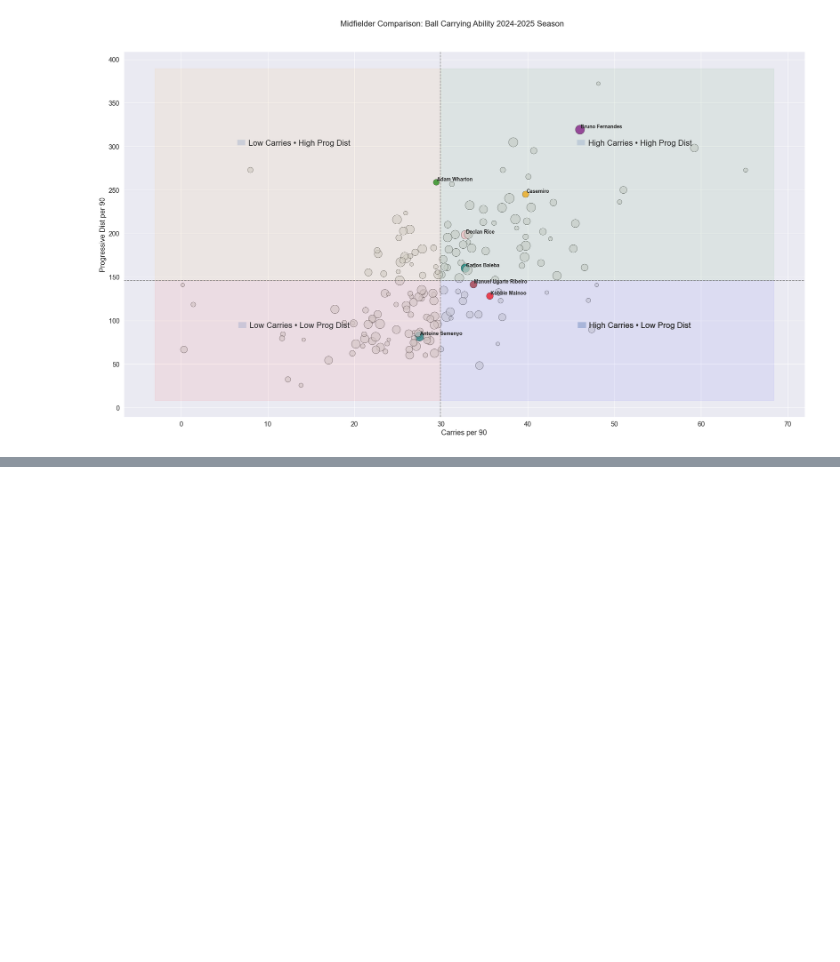
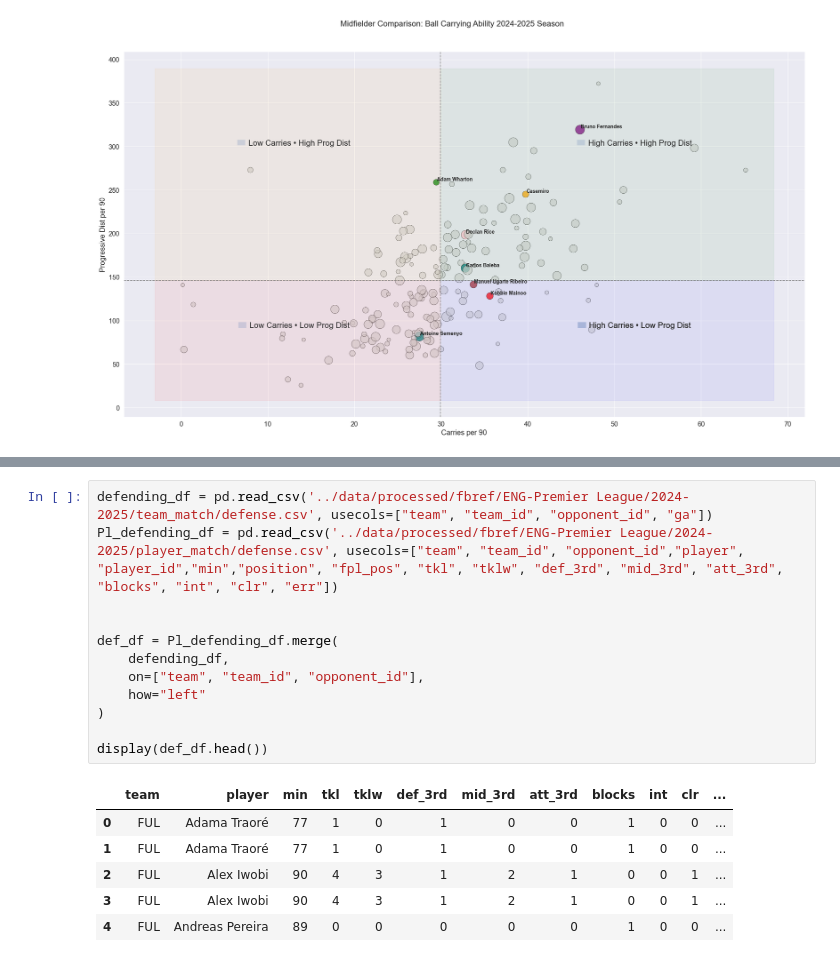
Before and after one commit to Ukandu20/FPL_Assistant, a Jupyter notebook: notebooks/analysis.ipynb, the cells around one changed output, grey strips where cells are left out. Cells and saved outputs as stored; diff of their text form; blank space fills up the shorter version.

```diff
--- a/notebooks/analysis.ipynb
+++ b/notebooks/analysis.ipynb
@@ -390,0 +391,19 @@ display(mids.sort_values(by="prg_distp90", ascending=False).head(10))
+# %%
+defending_df = pd.read_csv('../data/processed/fbref/ENG-Premier League/2024-2025/team_match/defense.csv', usecols=["team", "team_id", "opponent_id", "ga"])
+Pl_defending_df = pd.read_csv('../data/processed/fbref/ENG-Premier League/2024-2025/player_match/defense.csv', usecols=["team", "team_id", "opponent_id","player", "player_id","min","position", "fpl_pos", "tkl", "tklw", "def_3rd", "mid_3rd", "att_3rd", "blocks", "int", "clr", "err"])
+
+
+def_df = Pl_defending_df.merge(
+    defending_df,
+    on=["team", "team_id", "opponent_id"],
+    how="left"
+)
+
+display(def_df.head())
+# %% [output]
+|  | team | player | min | tkl | tklw | def_3rd | mid_3rd | att_3rd | blocks | int | clr | ... |
+| 0 | FUL | Adama Traoré | 77 | 1 | 0 | 1 | 0 | 0 | 1 | 0 | 0 | ... |
+| 1 | FUL | Adama Traoré | 77 | 1 | 0 | 1 | 0 | 0 | 1 | 0 | 0 | ... |
+| 2 | FUL | Alex Iwobi | 90 | 4 | 3 | 1 | 2 | 1 | 0 | 0 | 1 | ... |
+| 3 | FUL | Alex Iwobi | 90 | 4 | 3 | 1 | 2 | 1 | 0 | 0 | 1 | ... |
+| 4 | FUL | Andreas Pereira | 89 | 0 | 0 | 0 | 0 | 0 | 1 | 0 | 0 | ... |
```
Also changed, not shown: parts of 1 cell of this notebook.
